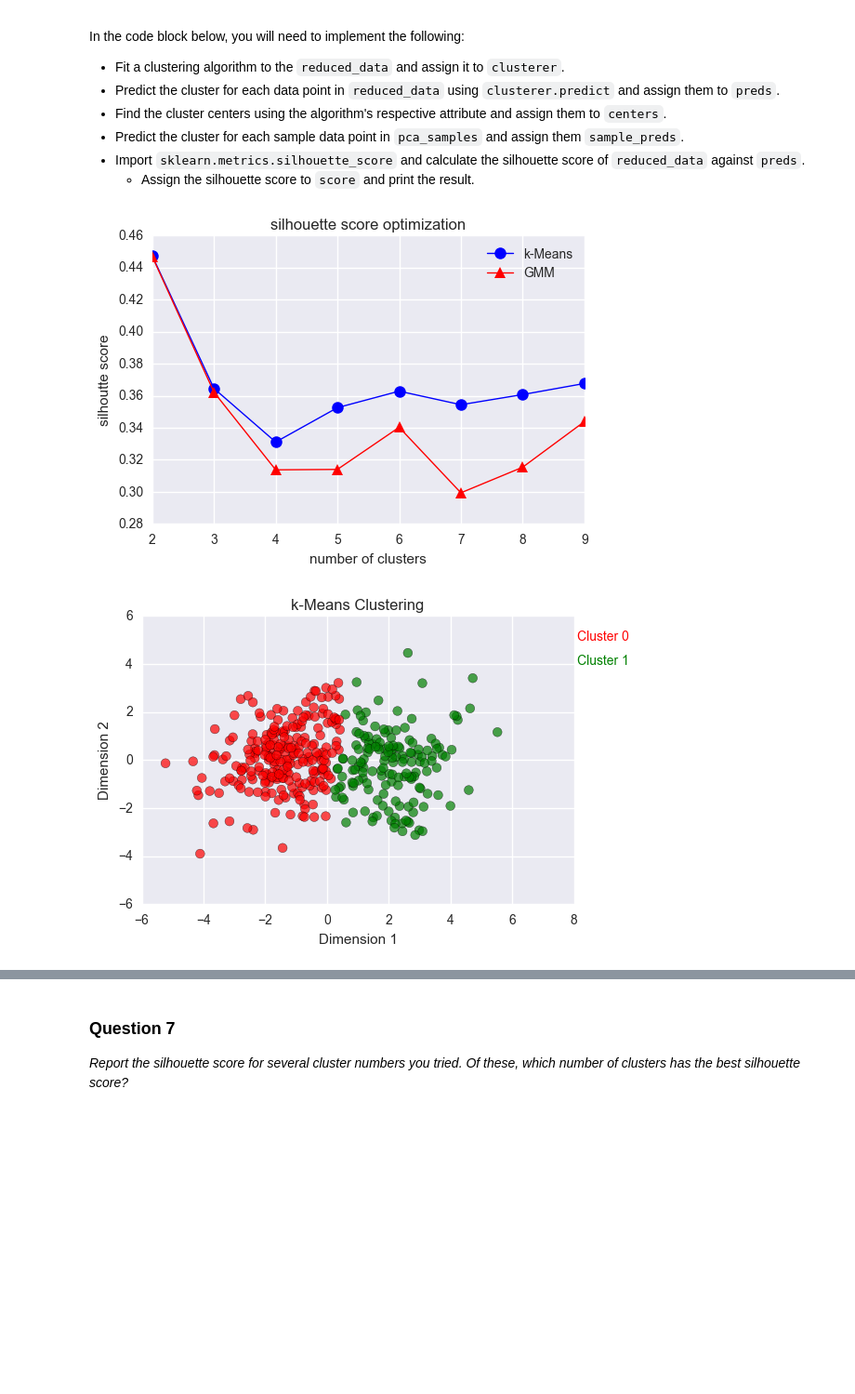
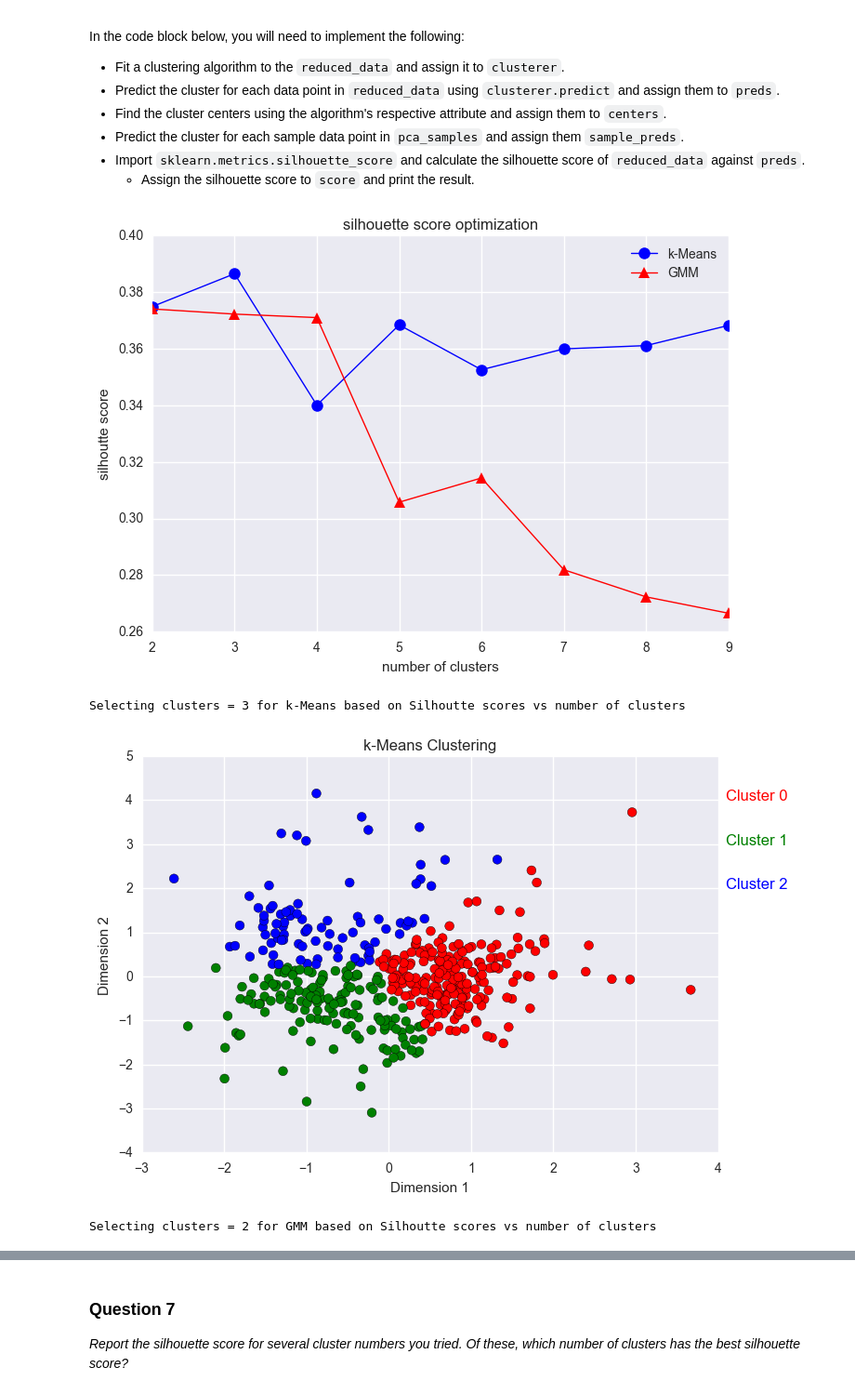
Before and after one commit to hemantdeshpande/udacity-mlnd, a Jupyter notebook: customer_segments/customer_segments.ipynb, the cells around one changed output, grey strips where cells are left out. Shown at 93% size. Cells and saved outputs as stored; diff of their text form; code cells hidden in the pictures; blank space fills up the shorter version.

```diff
--- a/customer_segments/customer_segments.ipynb
+++ b/customer_segments/customer_segments.ipynb
@@ -363,4 +363,9 @@ pca_samples = pca.transform(log_samples)
 
 # Generate PCA results plot
 pca_results = vs.pca_results(good_data, pca)
+print "|PCA Component| expl. var. | cum expl. var|"
+print "|-------------|------------|--------------|"
+for i in range(0, len(pca.explained_variance_ratio_)):
+    print "|Dimension {0:2d} |  {1:5f}  |    {2:6f}  |".format(i+1, pca.explained_variance_ratio_[i],
+                                                            np.cumsum(pca.explained_variance_ratio_)[i])
 # %% [output]
@@ -411,10 +423,11 @@ In the code block below, you will need to implement the following:
  - Apply a PCA transformation of `log_samples` using `pca.transform`, and assign the results to `pca_samples`.
 # %%
 # TODO: Apply PCA by fitting the good data with only two dimensions
-pca = PCA(n_components=2).fit(good_data)
+pca = PCA(n_components=2, whiten=True).fit(good_data)
 #print pca.get_covariance()
 print "Check PCA components to see the right features weighted: "
 print pca.components_
+print pca.explained_variance_ratio_
 
 # TODO: Transform the good data using the PCA fit above
 reduced_data = pca.transform(good_data)
@@ -489,26 +503,25 @@ In the code block below, you will need to implement the following:
 from sklearn.cluster import KMeans
 from sklearn import metrics
 from sklearn import mixture
-
-#Eploring Clusters and Algorithm i.e KMeans vs. GMM
-scoreskm = []
-scoresgm = []
+#Eploring Clusters and Methods
+kmm_scorelist = []
+gmm_scorelist = []
 
 for nclusters in range(2,10):
-    clusterkm = KMeans(n_clusters=nclusters, random_state=0).fit(reduced_data)
-    clustergm = mixture.GaussianMixture(n_components=nclusters, covariance_type='full', random_state=0).fit(reduced_data)
-    predskm = clusterkm.predict(reduced_data)
-    predsgm = clustergm.predict(reduced_data)
-    scorekm = metrics.silhouette_score(reduced_data, predskm, metric='euclidean')
-    scoreskm.append(scorekm)
-    scoregm = metrics.silhouette_score(reduced_data, predsgm, metric='euclidean')
-    scoresgm.append(scoregm)
+    kmm = KMeans(n_clusters=nclusters, random_state=0).fit(reduced_data)
+    gmm = mixture.GaussianMixture(n_components=nclusters, covariance_type='full', random_state=0).fit(reduced_data)
+    kmm_preds = kmm.predict(reduced_data)
+    gmm_preds = gmm.predict(reduced_data)
+    kmm_score = metrics.silhouette_score(reduced_data, kmm_preds, metric='euclidean')
+    kmm_scorelist.append(kmm_score)
+    gmm_score = metrics.silhouette_score(reduced_data, gmm_preds, metric='mahalanobis')
+    gmm_scorelist.append(gmm_score)
 
 clusters = np.arange(2,10)
 plt.figure()
 #plt.bar(clusters, scoreseu, 0.35,  align='center', color='b')
-plt.plot(clusters, scoreskm, 'bo', ms=9, linewidth=1, linestyle='-', label='k-Means')
-plt.plot(clusters, scoresgm, 'r^', ms=9, linewidth=1, linestyle='-', label='GMM')
+plt.plot(clusters, kmm_scorelist, 'bo', ms=9, linewidth=1, linestyle='-', label='k-Means')
+plt.plot(clusters, gmm_scorelist, 'r^', ms=9, linewidth=1, linestyle='-', label='GMM')
 #plt.xticks(clusters, ('2', '3', '4', '5', '6'))
 plt.ylabel('silhoutte score')
 plt.xlabel('number of clusters')
@@ -519,50 +532,55 @@ plt.show()
 def showclusters(df, axis1, axis2, titletxt, predictions, clusters):
     colormap = ['r', 'g', 'b', 'k', 'm', 'c']
     clustn = np.arange(0,clusters,1)
     predcolors = map(lambda x: colormap[x], predictions)
-    plt.scatter(df[axis1], df[axis2], c=predcolors, alpha=0.7, s=50)
+    plt.scatter(df[axis1], df[axis2], c=predcolors, s=50)
     plt.xlabel(axis1)
     plt.ylabel(axis2)
     plt.title(titletxt)
     ymin,ymax = plt.ylim()
     xmin,xmax = plt.xlim()
     for i in clustn:
         s = 'Cluster %d' % (i,)
         plt.text(xmax+0.1, ymax-1-i, s, color=colormap[i])
     plt.show()
 
-nclusters = 2
-clusterer = KMeans(n_clusters=nclusters, random_state=0).fit(reduced_data)
-clustergm = mixture.GaussianMixture(n_components=nclusters, covariance_type='full', random_state=0).fit(reduced_data)
-predskm = clusterer.predict(reduced_data)
-predsgm = clustergm.predict(reduced_data)
+#Selecting clusters =3 for k-Means and clusters = 2 for GMM based on Silhoutte scores vs number of clusters
+kmm = KMeans(n_clusters=3, random_state=0).fit(reduced_data)
+gmm = mixture.GaussianMixture(n_components=2, covariance_type='full', random_state=0).fit(reduced_data)
+kmm_preds = kmm.predict(reduced_data)
+gmm_preds = gmm.predict(reduced_data)
 
-showclusters(reduced_data, 'Dimension 1', 'Dimension 2', 'k-Means Clustering', predskm, nclusters)
-showclusters(reduced_data, 'Dimension 1', 'Dimension 2', 'GMM Clustering', predsgm, nclusters)
+print "Selecting clusters = 3 for k-Means based on Silhoutte scores vs number of clusters"
+showclusters(reduced_data, 'Dimension 1', 'Dimension 2', 'k-Means Clustering', kmm_preds, 3)
+print "Selecting clusters = 2 for GMM based on Silhoutte scores vs number of clusters"
+showclusters(reduced_data, 'Dimension 1', 'Dimension 2', 'GMM Clustering', gmm_preds, 2)
 
 
-print "Used k-Means Clustering for the example"
-print " Clusters : Silhoutte Score "
-for i,j in zip(clusters, scoreskm):
-    print ' {0:4d}     :   {1:6f}'.format(i,j)
-
-#End Clustering and Methods Exploration
+print "Used GMM Clustering for the example"
+print "| Clusters | Silhoutte Score |"
+print "|----------|-----------------|"
+for i,j in zip(clusters, gmm_scorelist):
+    print '| {0:4d}     |   {1:6f}      |'.format(i,j)
 
 # TODO: Apply your clustering algorithm of choice to the reduced data
-clusterer = KMeans(n_clusters=2, random_state=0).fit(reduced_data)
+clusterer = mixture.GaussianMixture(n_components=2, covariance_type='full', random_state=0).fit(reduced_data)
+
 
 # TODO: Predict the cluster for each data point
 preds = clusterer.predict(reduced_data)
 
 # TODO: Find the cluster centers
-centers = clusterer.cluster_centers_
+#centers = clusterer.cluster_centers_
+centers = clusterer.means_
 
 # TODO: Predict the cluster for each transformed sample data point
 sample_preds = clusterer.predict(pca_samples)
 
 # TODO: Calculate the mean silhouette coefficient for the number of clusters chosen
-score = metrics.silhouette_score(reduced_data, preds, metric='euclidean')
-print "Silhoutte Score for k-Means clustering using 2 clusters: {:5.4f}".format(score)
+score = metrics.silhouette_score(reduced_data, preds, metric='mahalanobis')
+print "Silhoutte Score for GMM clustering using 2 clusters: {:.4f}".format(score)
 # %% [output]
-[figure, old version]
+[figure, new version]
+Selecting clusters = 3 for k-Means based on Silhoutte scores vs number of clusters
-[figure, old version]
+[figure, new version]
+Selecting clusters = 2 for GMM based on Silhoutte scores vs number of clusters
```
Also changed, not shown: parts of 21 cells of this notebook, 1 other file.
